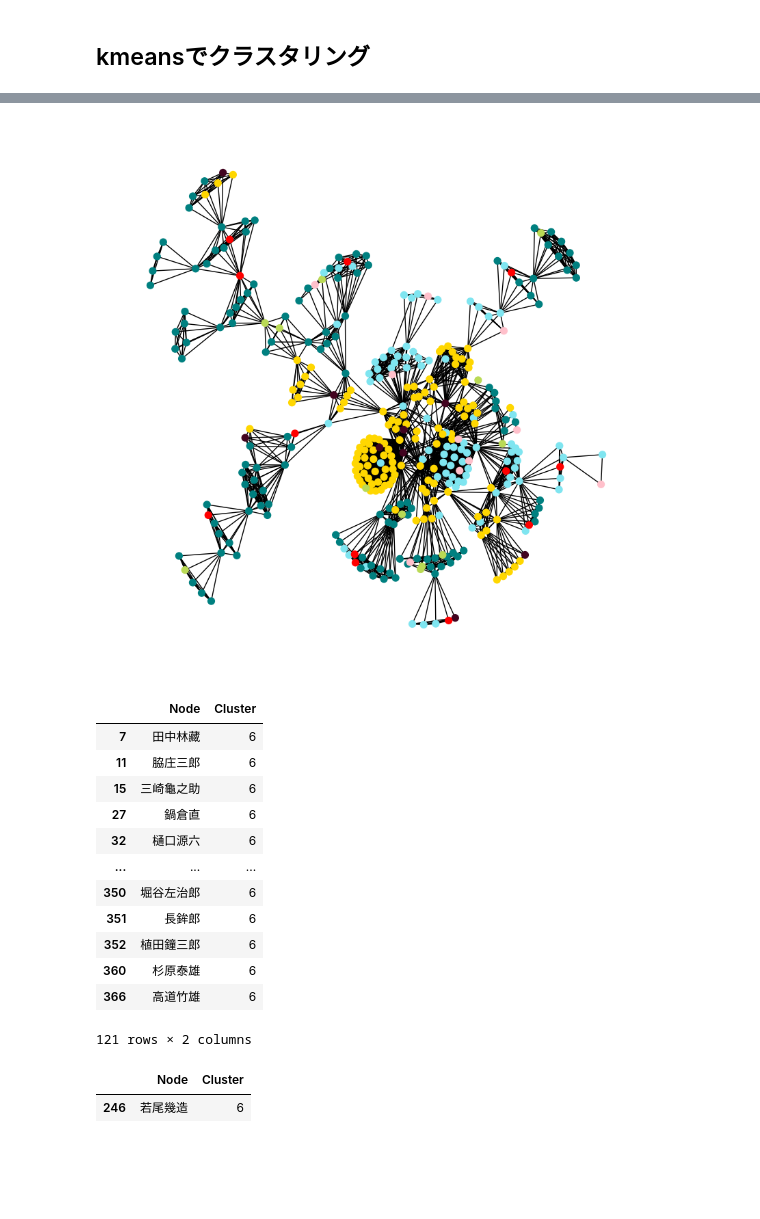
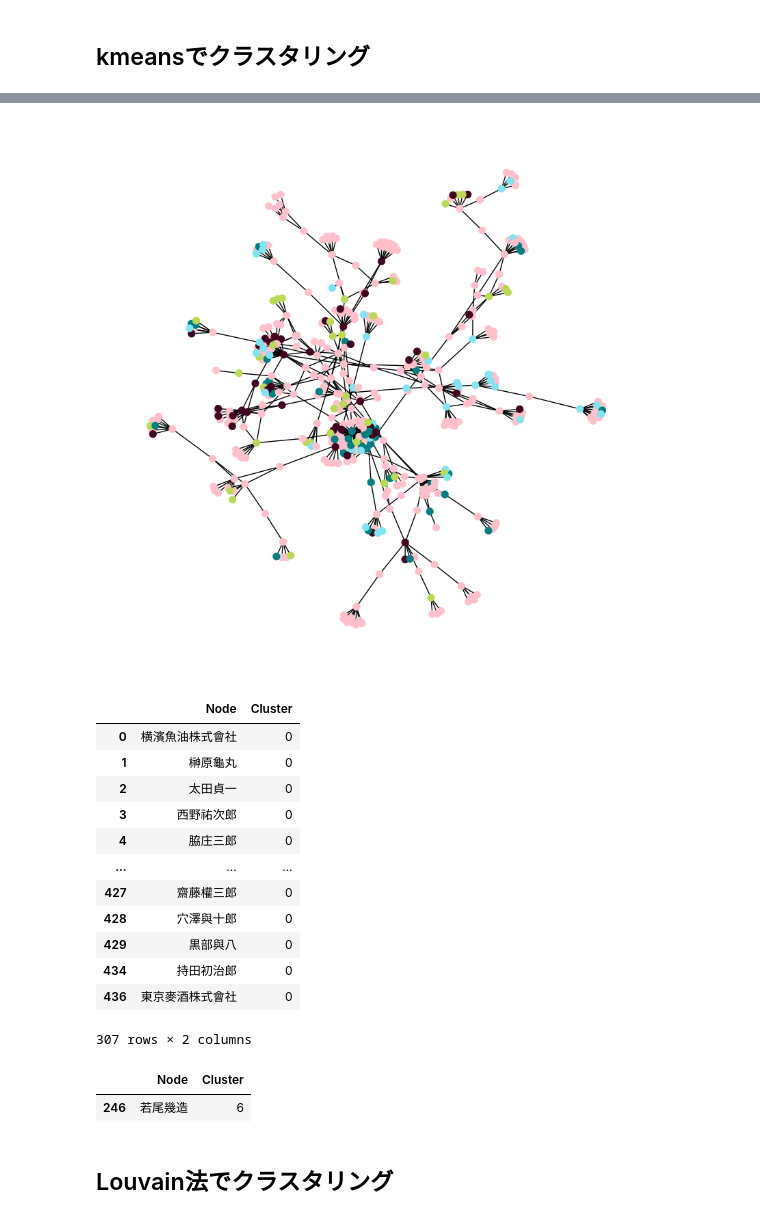
Before and after one commit to DanielOkada/research_GNN, a Jupyter notebook: node2vec.ipynb, the cells around one changed output, grey strips where cells are left out. Drawn from its saved outputs; the diff is of its cells as text; code cells hidden in the pictures; blank space fills up the shorter version.

```diff
--- a/node2vec.ipynb
+++ b/node2vec.ipynb
@@ -74,7 +74,7 @@ device = 'cuda' if torch.cuda.is_available() else 'cpu'
 
 model = Node2Vec(
     data.edge_index,
-    embedding_dim=2,
+    embedding_dim=4,
     walk_length=20,
     context_size=10,
     walks_per_node=10,
@@ -164,5 +164,5 @@ model.eval()
 with torch.no_grad():
     z = model().cpu().numpy()
     z = TSNE(n_components=2).fit_transform(z)
-    plot_points(z, G.nodes)
+    plot_points(z)
 # %% [output]
@@ -196,7 +196,7 @@ model.eval()
 with torch.no_grad():
     z = model().cpu().numpy()
 
-n_clusters = 7
+n_clusters = 5
 kmeans = KMeans(n_clusters=n_clusters, random_state=42)
 kmeans.fit(z)
 # %% [output]
@@ -204,7 +204,6 @@ KMeans(n_clusters=7, random_state=42)
 # %%
 # クラスタリングを可視化
-from sklearn.manifold import TSNE
-@torch.no_grad()
+
 def plot_clustering(z, colors, n_clusters):
     y = kmeans.labels_
 
@@ -217,5 +216,5 @@ def plot_clustering(z, colors, n_clusters):
 
 
 colors = [
-    '#ffc0cb', '#bada55', '#008080', '#420420', '#7fe5f0', '#ff0000', '#ffd700'
+    '#ffc0cb', '#bada55', '#008080', '#420420', '#7fe5f0', '#ff0000', '#ffd700', "#008000"
 ]
@@ -239,26 +249,26 @@ with torch.no_grad():
 # %%
 # ネットワークでクラスタリングを可視化
 # graphvizバージョン
 import matplotlib.pyplot as plt
 
 G_draw = G
 
 # グラフ描画
-# 上の埋め込みのクラスタ描画と色を一致させたい
+# 上の埋め込みのクラスタ描画と色を一致させる
 node_colors = [colors[label % len(colors)] for label in kmeans.labels_]
 
 plt.figure(figsize=(8,8)) # 適切なサイズで
 nx.draw(G_draw,
-        pos=nx.nx_pydot.graphviz_layout(G_draw),
+        # pos=nx.nx_pydot.graphviz_layout(G_draw),
         with_labels=False,
         font_family="MS Gothic",
         node_size=50,
         font_size=9,
 		node_color=node_colors
 		)
 plt.show()
 # %% [output]
-[figure, old version]
+[figure, new version]
 # %%
 # ノードとクラスタラベルのペアをデータフレームに作成
 import pandas as pd
@@ -268,23 +278,25 @@ df_clusters = pd.DataFrame({
     'Cluster': kmeans.labels_
 })
 # %%
-df_clusters[df_clusters["Cluster"] == 6]
+df_clusters[df_clusters["Cluster"] == 0]
 # %% [output]
 |  | Node | Cluster |
-| 7 | 田中林藏 | 6 |
-| 11 | 脇庄三郎 | 6 |
-| 15 | 三崎龜之助 | 6 |
-| 27 | 鍋倉直 | 6 |
-| 32 | 樋口源六 | 6 |
+| 0 | 横濱魚油株式會社 | 0 |
+| 1 | 榊原龜丸 | 0 |
+| 2 | 太田貞一 | 0 |
+| 3 | 西野祐次郎 | 0 |
+| 4 | 脇庄三郎 | 0 |
 | ... | ... | ... |
-| 350 | 堀谷左治郎 | 6 |
-| 351 | 長鉾郎 | 6 |
-| 352 | 植田鐘三郎 | 6 |
-| 360 | 杉原泰雄 | 6 |
-| 366 | 高道竹雄 | 6 |
+| 427 | 齋藤權三郎 | 0 |
+| 428 | 穴澤與十郎 | 0 |
+| 429 | 黒部與八 | 0 |
+| 434 | 持田初治郎 | 0 |
+| 436 | 東京麥酒株式會社 | 0 |
-121 rows × 2 columns
+307 rows × 2 columns
 # %%
 df_clusters[df_clusters["Node"] == "若尾幾造"]
 # %% [output]
 |  | Node | Cluster |
 | 246 | 若尾幾造 | 6 |
+# %% [markdown]
+## Louvain法でクラスタリング
```
Also changed, not shown: parts of 13 cells of this notebook, 9 other files.
